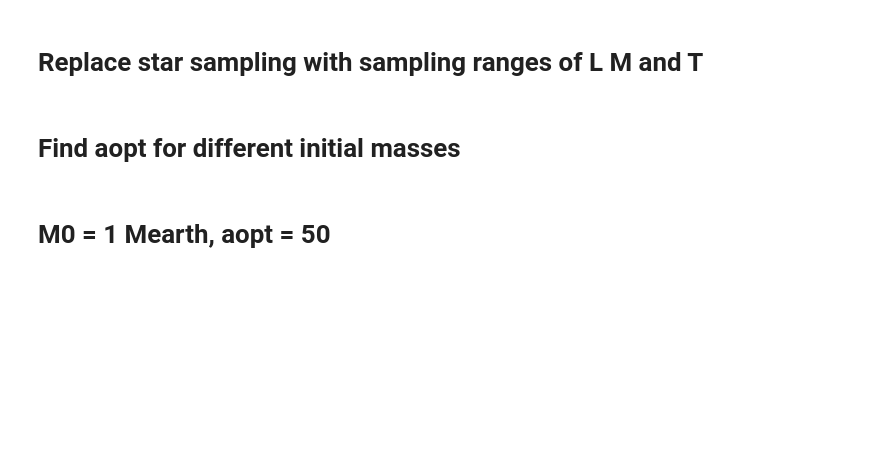
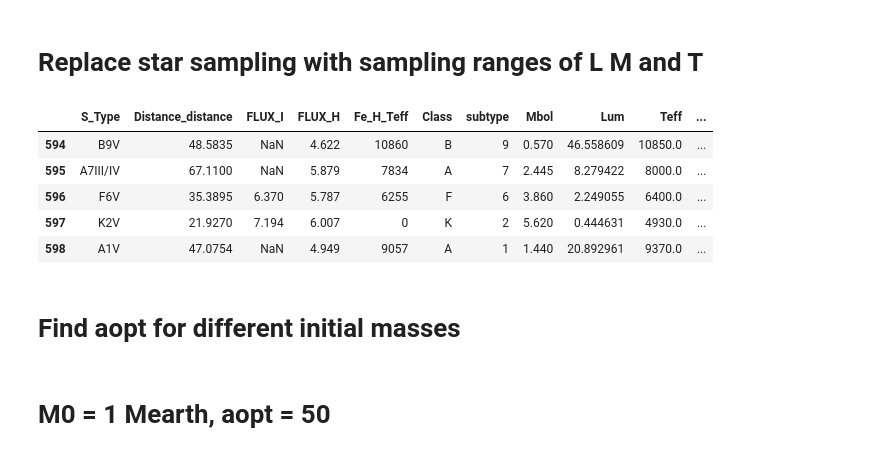
Before and after one commit to LoicNassif/CE-Irregular-Satellites, a Jupyter notebook: jupyter_examples/yield.ipynb, the cells around one changed output. Cells and saved outputs as stored; diff of their text form; code cells hidden in the pictures; blank space fills up the shorter version.

```diff
--- a/jupyter_examples/yield.ipynb
+++ b/jupyter_examples/yield.ipynb
@@ -14,6 +14,15 @@ GPI = pd.read_csv("./data/fullGPIsample.csv", index_col=0)
 GPI = GPI[~GPI['Distance_distance'].isnull()]
 GPI = GPI.reset_index(drop=True)
 GPI['Age'] = 0
+# %%
+GPI.tail()
+# %% [output]
+|  | S_Type | Distance_distance | FLUX_I | FLUX_H | Fe_H_Teff | Class | subtype | Mbol | Lum | Teff | ... |
+| 594 | B9V | 48.5835 | NaN | 4.622 | 10860 | B | 9 | 0.570 | 46.558609 | 10850.0 | ... |
+| 595 | A7III/IV | 67.1100 | NaN | 5.879 | 7834 | A | 7 | 2.445 | 8.279422 | 8000.0 | ... |
+| 596 | F6V | 35.3895 | 6.370 | 5.787 | 6255 | F | 6 | 3.860 | 2.249055 | 6400.0 | ... |
+| 597 | K2V | 21.9270 | 7.194 | 6.007 | 0 | K | 2 | 5.620 | 0.444631 | 4930.0 | ... |
+| 598 | A1V | 47.0754 | NaN | 4.949 | 9057 | A | 1 | 1.440 | 20.892961 | 9370.0 | ... |
 # %%
 Mmoon = 7.35e22
 Mjup = 1.898e27
```
Also changed, not shown: parts of 12 cells of this notebook.
